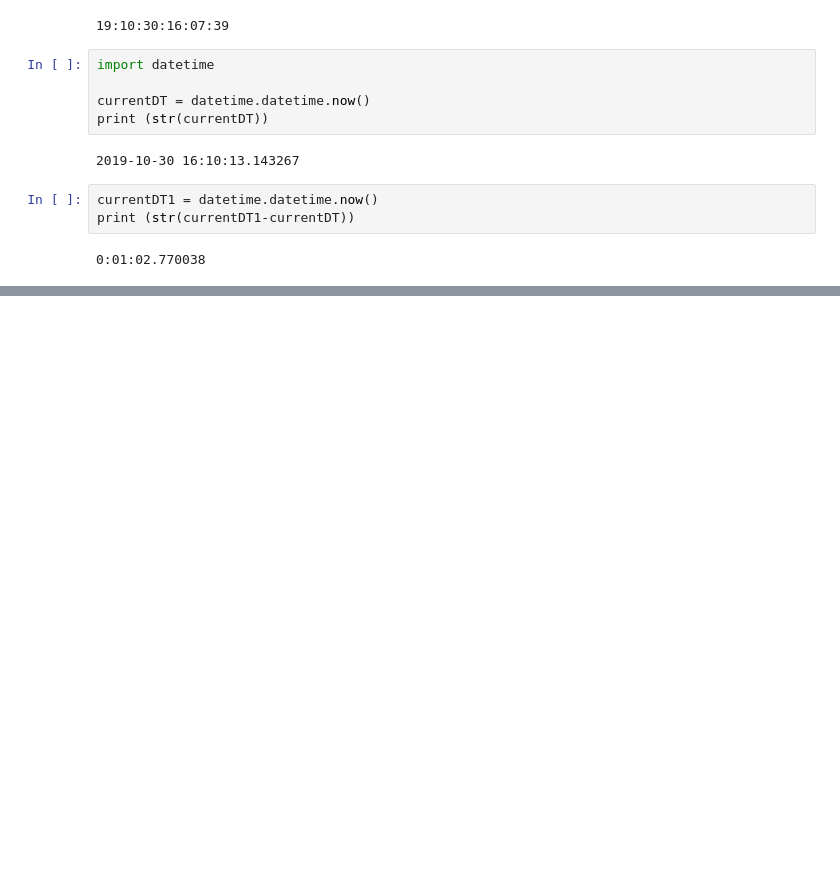
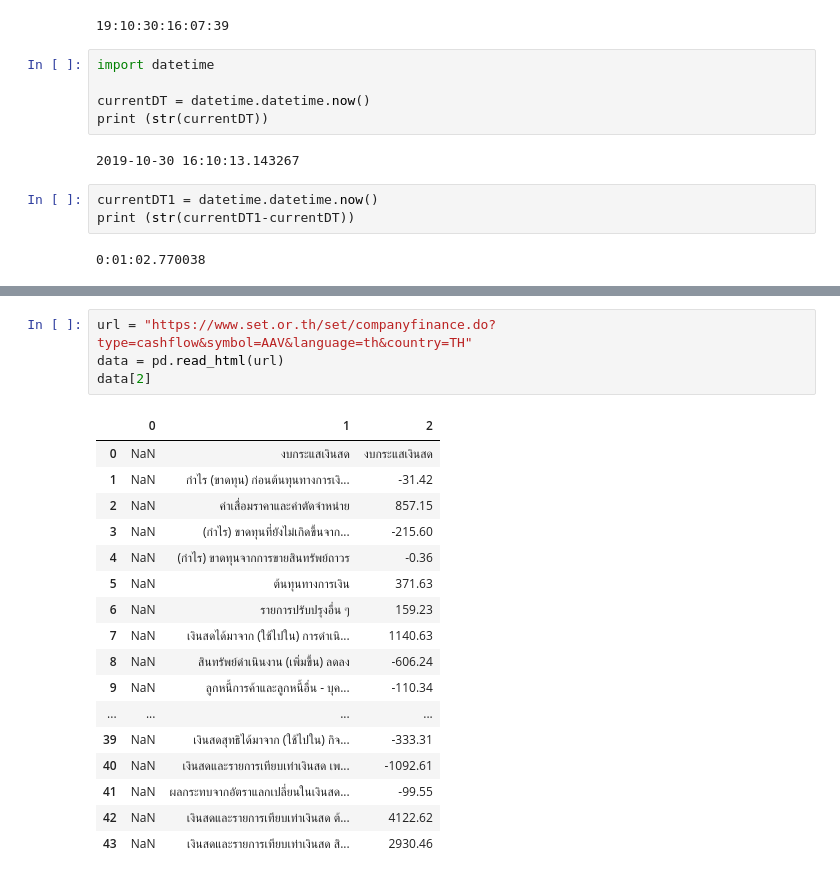
Before and after one commit to lll-Mike-lll/Stock_Evaluation, a Jupyter notebook: Untitled.ipynb, the cells around one changed output, grey strips where cells are left out. Cells and saved outputs as stored; diff of their text form; blank space fills up the shorter version.

```diff
--- a/Untitled.ipynb
+++ b/Untitled.ipynb
@@ -156,0 +223,22 @@ print (str(currentDT1-currentDT))
+# %%
+url = "https://www.set.or.th/set/companyfinance.do?type=cashflow&symbol=AAV&language=th&country=TH"
+data = pd.read_html(url)
+data[2]
+# %% [output]
+|  | 0 | 1 | 2 |
+| 0 | NaN | งบกระแสเงินสด | งบกระแสเงินสด |
+| 1 | NaN | กำไร (ขาดทุน) ก่อนต้นทุนทางการเงิ... | -31.42 |
+| 2 | NaN | ค่าเสื่อมราคาและค่าตัดจำหน่าย | 857.15 |
+| 3 | NaN | (กำไร) ขาดทุนที่ยังไม่เกิดขึ้นจาก... | -215.60 |
+| 4 | NaN | (กำไร) ขาดทุนจากการขายสินทรัพย์ถาวร | -0.36 |
+| 5 | NaN | ต้นทุนทางการเงิน | 371.63 |
+| 6 | NaN | รายการปรับปรุงอื่น ๆ | 159.23 |
+| 7 | NaN | เงินสดได้มาจาก (ใช้ไปใน) การดำเนิ... | 1140.63 |
+| 8 | NaN | สินทรัพย์ดำเนินงาน (เพิ่มขึ้น) ลดลง | -606.24 |
+| 9 | NaN | ลูกหนี้การค้าและลูกหนี้อื่น - บุค... | -110.34 |
+| ... | ... | ... | ... |
+| 39 | NaN | เงินสดสุทธิได้มาจาก (ใช้ไปใน) กิจ... | -333.31 |
+| 40 | NaN | เงินสดและรายการเทียบเท่าเงินสด เพ... | -1092.61 |
+| 41 | NaN | ผลกระทบจากอัตราแลกเปลี่ยนในเงินสด... | -99.55 |
+| 42 | NaN | เงินสดและรายการเทียบเท่าเงินสด ต้... | 4122.62 |
+| 43 | NaN | เงินสดและรายการเทียบเท่าเงินสด สิ... | 2930.46 |
```
Also changed, not shown: parts of 4 cells of this notebook, 2 other files.
